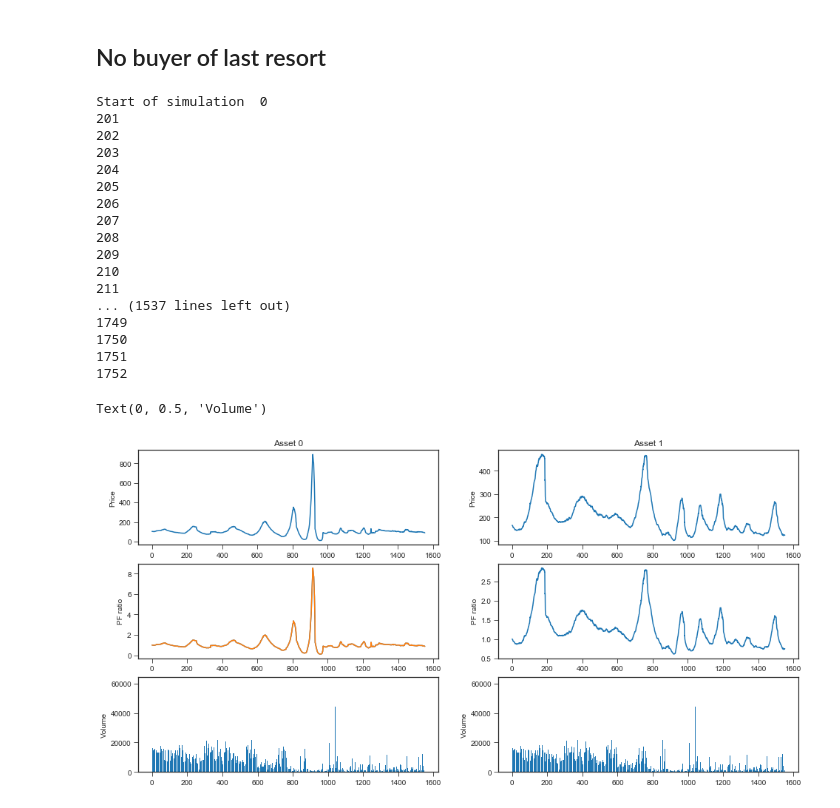
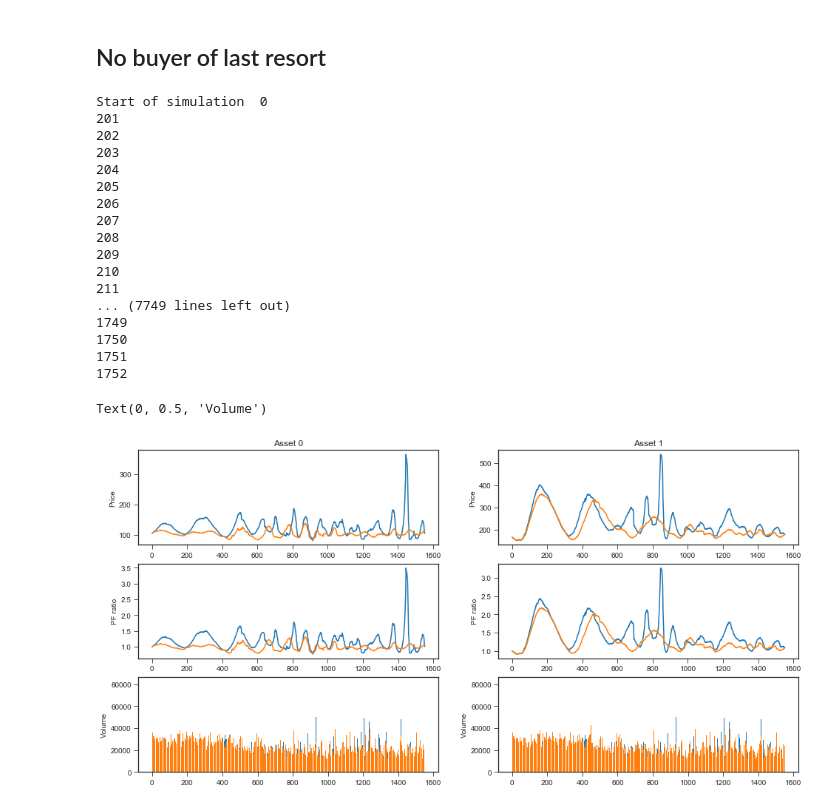
Before and after one commit to joerischasfoort/qe-inequality, a Jupyter notebook: buyer_of_last_resort.ipynb, the cells around one changed output. Drawn from its saved outputs; the diff is of its cells as text; code cells hidden in the pictures.

```diff
--- a/buyer_of_last_resort.ipynb
+++ b/buyer_of_last_resort.ipynb
@@ -24,22 +41,24 @@ def confidence_interval(data, av):
 # %% [markdown]
 # Buyer of last resort model dynamics
 # %%
-NRUNS = 1
+NRUNS = 5
 burn_in_period = 0
+# %%
+ticks= 1552
 # %%
 # # 1 setup parameters
 params = {"fundamental_values": [105, 166], "asset_types": ['stock', 'stock'],
               "trader_sample_size": 22, "n_traders": 500,
-              "ticks": 1552, "std_fundamentals": [0.02, 0.053],
+              "ticks": ticks, "std_fundamentals": [0.02, 0.053],
               "std_noise": 0.159, "w_random": 0.056,
               "strat_share_chartists": 0.41,
-              "init_assets": [740, 260], "base_risk_aversion": 4.051,
+              "init_assets": [1662, 571], "base_risk_aversion": 4.051,
               'spread_max': 0.004, "horizon": 200,
               "fundamentalist_horizon_multiplier": 2.2,
               "trades_per_tick": 3, "mutation_intensity": 0.0477,
               "average_learning_ability": 0.02, 'money_multiplier': 1.0,
-              "bond_mean_reversion": 0.0, 'cb_pf_range': 0.2,
-              "qe_perc_size": 0.20, "cb_size": 0.02, "qe_asset_index": 0}
+              "bond_mean_reversion": 0.0, 'cb_pf_range': 0.1,
+              "qe_perc_size": 0.25, "cb_size": 0.05, "qe_asset_index": 0}
 # %%
 trdrs = []
 orbs = []
@@ -119,10 +110,10 @@ Text(0, 0.5, 'Volume')
 # # 1 setup parameters
 params_nb = {"fundamental_values": [105, 166], "asset_types": ['stock', 'stock'],
               "trader_sample_size": 22, "n_traders": 500,
-              "ticks": 1552, "std_fundamentals": [0.02, 0.053],
+              "ticks": ticks, "std_fundamentals": [0.02, 0.053],
               "std_noise": 0.159, "w_random": 0.056,
               "strat_share_chartists": 0.41,
-              "init_assets": [740, 260], "base_risk_aversion": 4.051,
+              "init_assets": [1662, 571], "base_risk_aversion": 4.051,
               'spread_max': 0.004, "horizon": 200,
               "fundamentalist_horizon_multiplier": 2.2,
               "trades_per_tick": 3, "mutation_intensity": 0.0477,
@@ -153,7 +144,7 @@ Start of simulation  0
 209
 210
 211
-... (1537 lines left out)
+... (7749 lines left out)
 1749
 1750
 1751
@@ -175,29 +166,35 @@ for idx, a in enumerate(params['asset_types']):
 # %%
 fig, ((ax1, ax2), (ax3, ax4), (ax5, ax6)) = plt.subplots(3, 2, figsize=(16,8))
 
 # prices
 ax1.set_title('Asset 0')
-ax1.plot(asset_prices_nb[0].index, asset_prices[0].mean(axis=1))
+ax1.plot(asset_prices_nb[0].index, asset_prices_nb[0].mean(axis=1))
+ax1.plot(asset_prices[0].index, asset_prices[0].mean(axis=1), label='QE')
 ax1.set_ylabel('Price')
 
 ax2.set_title('Asset 1')
-ax2.plot(asset_prices_nb[1].index, asset_prices[1].mean(axis=1))
+ax2.plot(asset_prices_nb[1].index, asset_prices_nb[1].mean(axis=1))
+ax2.plot(asset_prices[1].index, asset_prices[1].mean(axis=1), label='QE')
 ax2.set_ylabel('Price')
 
 # pd ratio's
-ax3.plot(asset_prices_nb[0].index, asset_prices[0].mean(axis=1) / asset_fundamentals[0].mean(axis=1))
-ax3.plot(asset_prices[0].index, asset_prices[0].mean(axis=1) / asset_fundamentals[0].mean(axis=1))
+
+ax3.plot(asset_prices_nb[0].index, asset_prices_nb[0].mean(axis=1) / asset_fundamentals_nb[0].mean(axis=1))
+ax3.plot(asset_prices[0].index, asset_prices[0].mean(axis=1) / asset_fundamentals[0].mean(axis=1), label='QE')
 ax3.set_ylabel('PF ratio')
 
-ax4.plot(asset_prices_nb[1].index, asset_prices[1].mean(axis=1) / asset_fundamentals[1].mean(axis=1))
+ax4.plot(asset_prices_nb[1].index, asset_prices_nb[1].mean(axis=1) / asset_fundamentals_nb[1].mean(axis=1))
+ax4.plot(asset_prices[1].index, asset_prices[1].mean(axis=1) / asset_fundamentals[1].mean(axis=1))
 ax4.set_ylabel('PF ratio')
 
 # volumes
-ax5.bar(asset_volumes_nb[0].index, asset_volumes[0].mean(axis=1))
+ax5.bar(asset_volumes_nb[0].index, asset_volumes_nb[0].mean(axis=1))
+ax5.bar(asset_volumes[0].index, asset_volumes[0].mean(axis=1), label='QE')
 ax5.set_ylabel('Volume')
 
-ax6.bar(asset_volumes_nb[1].index, asset_volumes[0].mean(axis=1))
+ax6.bar(asset_volumes_nb[1].index, asset_volumes_nb[0].mean(axis=1))
+ax6.bar(asset_volumes[1].index, asset_volumes[1].mean(axis=1), label='QE')
 ax6.set_ylabel('Volume')
 # %% [output]
 Text(0, 0.5, 'Volume')
-[figure, old version]
+[figure, new version]
```
Also changed, not shown: parts of 9 cells of this notebook, 5 other files.
